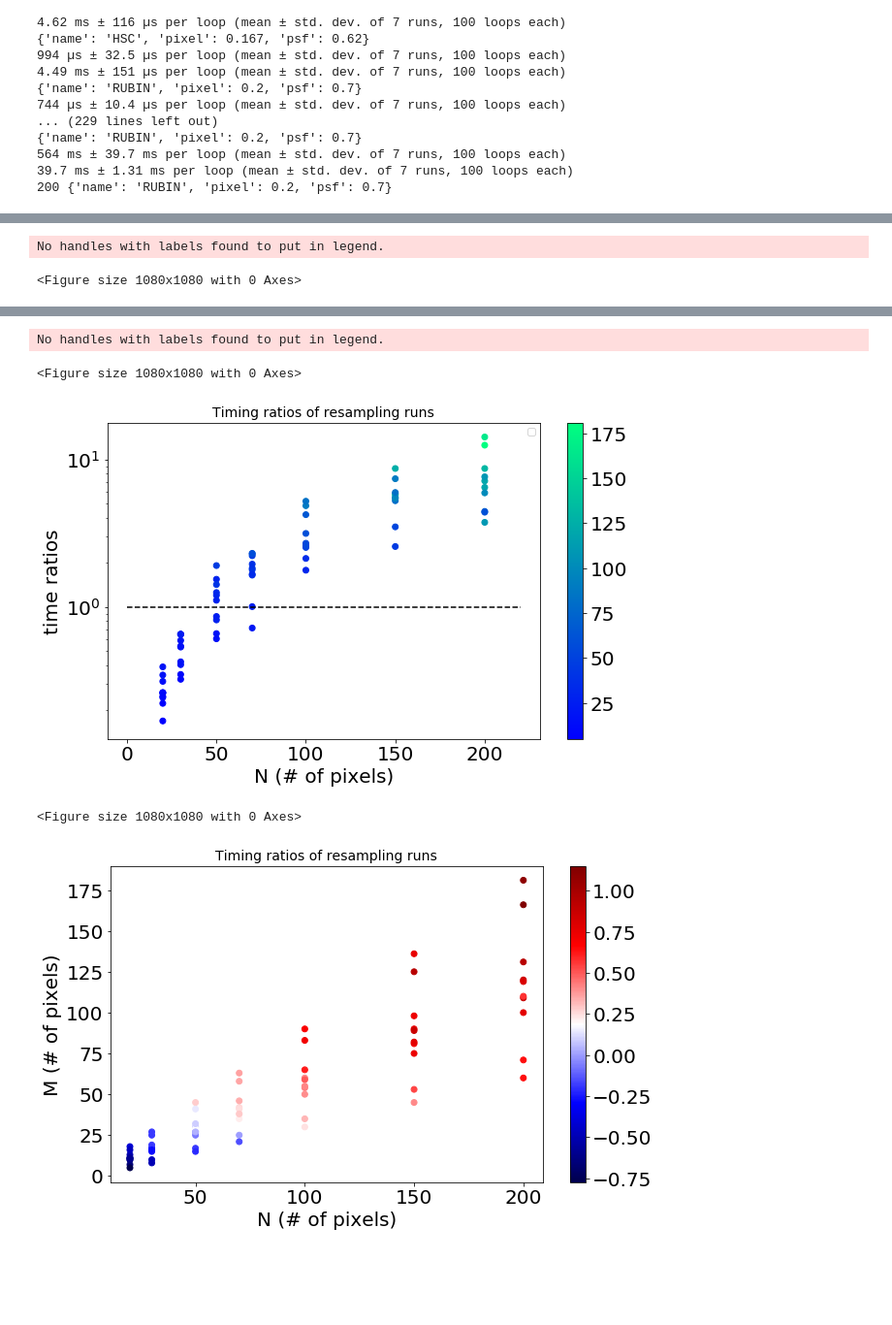
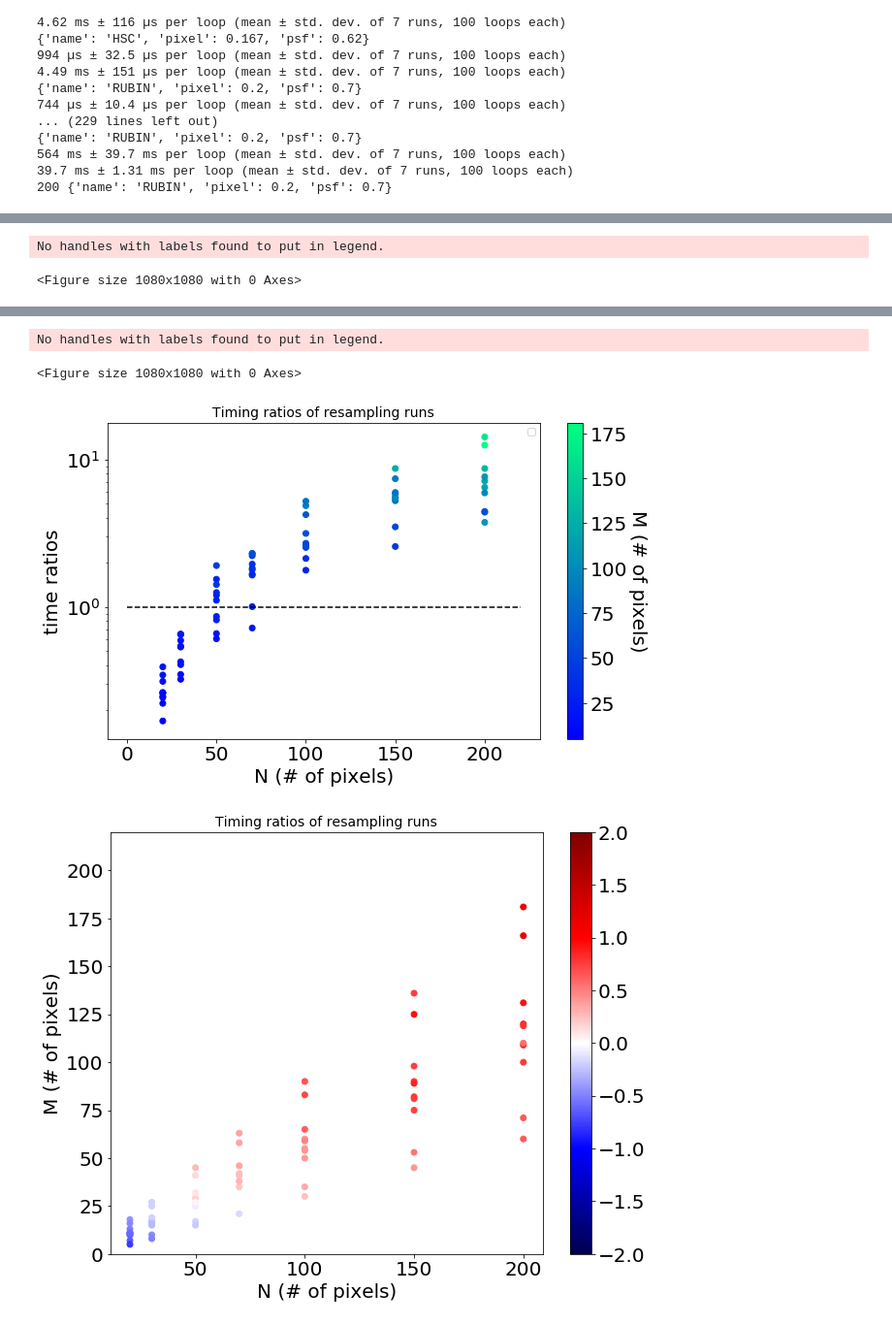
Before and after one commit to herjy/Multi_resolution_comparison, a Jupyter notebook: Timing_test/Timing_comparison.ipynb, the cells around one changed output, grey strips where cells are left out. Shown at 97% size. Saved outputs shown, nothing was run; the diff lists cells and outputs as text; code cells hidden in the pictures; blank space fills up the shorter version.

```diff
--- a/Timing_test/Timing_comparison.ipynb
+++ b/Timing_test/Timing_comparison.ipynb
@@ -178,38 +193,38 @@ ax2.set_xlabel('M (# of pixels)', fontsize=20)
 ax2.set_ylabel('time ratios', fontsize=20)
 savefig('galsim_scarlet_ratio.png')
 show()
 
 #Timing ratios as a function of N
 figure(3, figsize = (15,15))
 fig2, ax2 = plt.subplots(figsize=(10, 6))
 sc1 = ax2.scatter(n_hrs, s_mean/g_mean,c = n_lrs, marker = 'o', cmap = 'winter')
 yscale('log')
-colorbar(sc1)
+cbar = colorbar(sc1)
+cbar.set_label('M (# of pixels)', rotation=270, fontsize = 20, labelpad = 20)
 plot([0,220], [1,1], '--k')
 # Adding plotting parameters
 ax2.set_title('Timing ratios of resampling runs', fontsize=14)
 plt.legend()
 ax2.set_xlabel('N (# of pixels)', fontsize=20)
 ax2.set_ylabel('time ratios', fontsize=20)
 show()
 
 #Colour representation of the colour ratios
-figure(4, figsize = (15,15))
-fig2, ax2 = plt.subplots(figsize=(10, 6))
-sc1 = ax2.scatter(n_hrs, n_lrs,c = np.log10(s_mean/g_mean), marker = 'o', cmap = 'seismic')
-
+fig2, ax2 = plt.subplots(figsize=(10, 8))
+sc1 = ax2.scatter(n_hrs, n_lrs,c = np.log10(s_mean/g_mean), vmax = 2, vmin = -2, marker = 'o', cmap = 'seismic')
+plt.ylim([0,220])
 colorbar(sc1)
 # Adding plotting parameters
 ax2.set_title('Timing ratios of resampling runs', fontsize=14)
 ax2.set_xlabel('N (# of pixels)', fontsize=20)
 ax2.set_ylabel('M (# of pixels)', fontsize=20)
+plt.savefig('measured_ratios.png')
 show()
 # %% [output]
 No handles with labels found to put in legend.
 <Figure size 1080x1080 with 0 Axes>
 [figure]
 No handles with labels found to put in legend.
 <Figure size 1080x1080 with 0 Axes>
-[figure, old version]
+[figure, new version]
-<Figure size 1080x1080 with 0 Axes>
-[figure, old version]
+[figure, new version]
```
Also changed, not shown: parts of 4 cells of this notebook, 7 other files.
